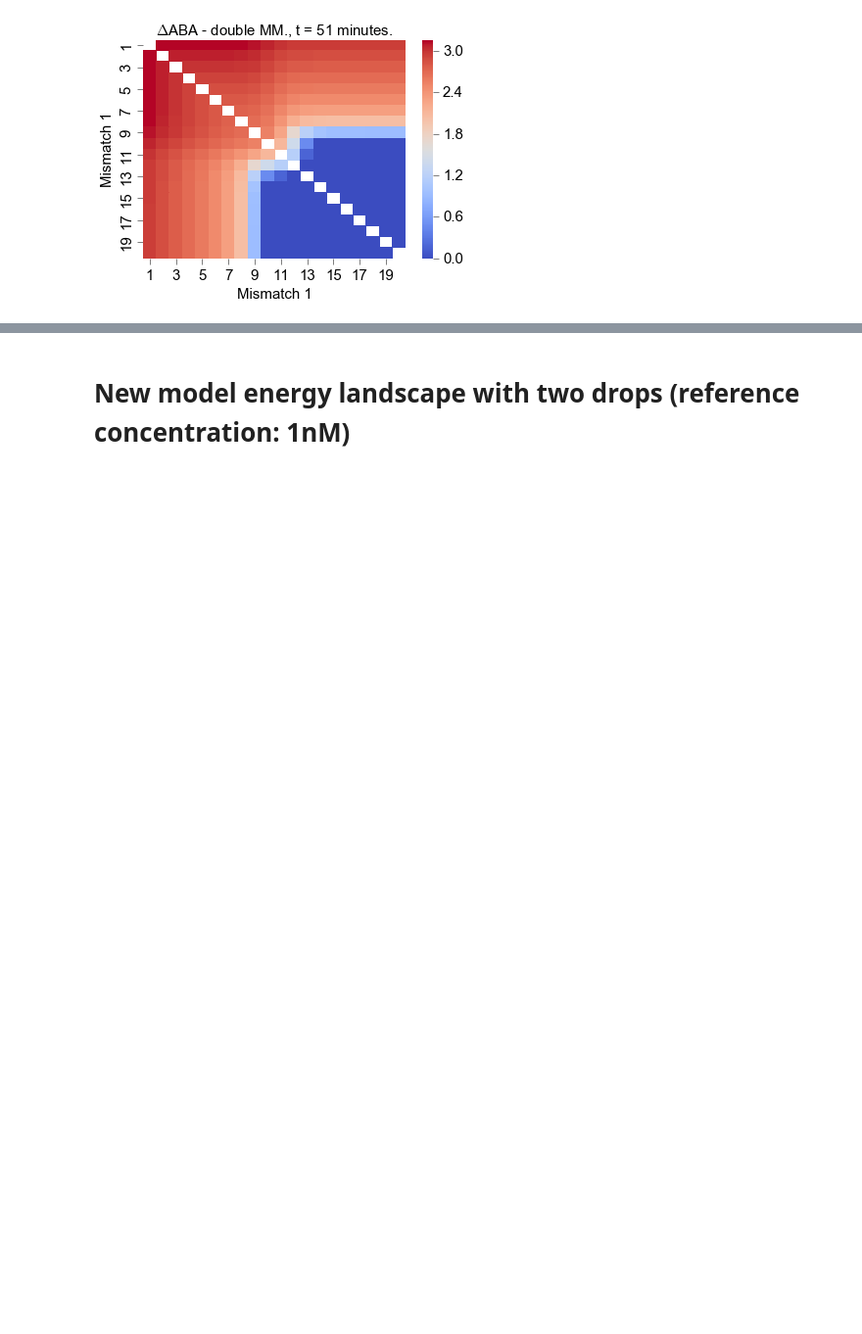
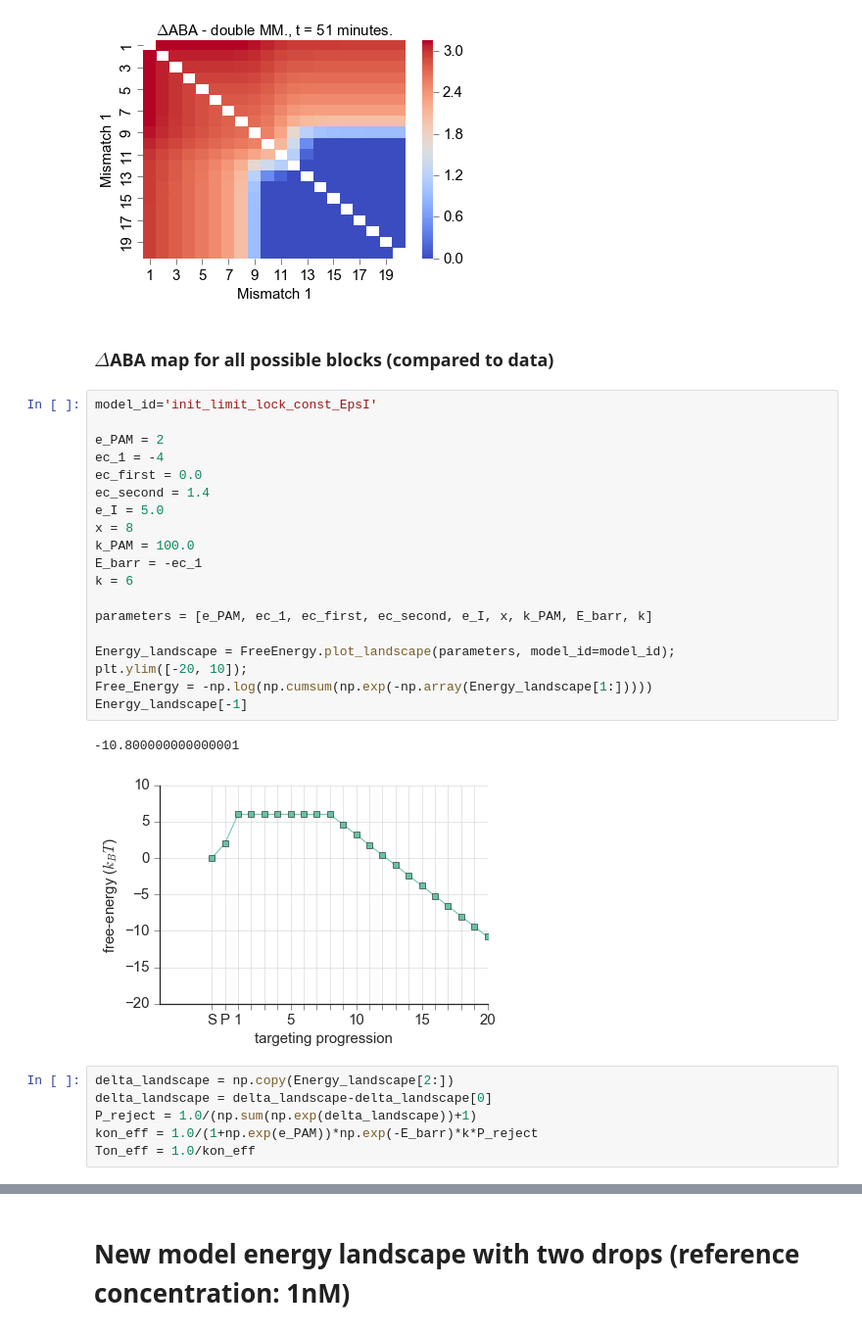
Before and after one commit to martin-depken/Energy-Landscape, a Jupyter notebook: code_ABA_Finkelsteinlab/ABA_toymodel.ipynb, the cells around one changed output, grey strips where cells are left out. Shown at 98% size. Drawn from its saved outputs; the diff is of its cells as text; blank space fills up the shorter version.

Commit message:
Updated with a new model.

```diff
--- a/code_ABA_Finkelsteinlab/ABA_toymodel.ipynb
+++ b/code_ABA_Finkelsteinlab/ABA_toymodel.ipynb
@@ -345,3 +346,33 @@ ax.set_xticklabels(map(lambda x: str(int(x)),ax.get_xticks()+1));
 ax.set_yticklabels(map(lambda x: str(int(x)),ax.get_yticks()+1));
 # %% [output]
 [figure]
+# %% [markdown]
+### $\Delta$ABA map for all possible blocks (compared to data)
+# %%
+model_id='init_limit_lock_const_EpsI'
+
+e_PAM = 2
+ec_1 = -4
+ec_first = 0.0
+ec_second = 1.4
+e_I = 5.0
+x = 8
+k_PAM = 100.0
+E_barr = -ec_1
+k = 6
+
+parameters = [e_PAM, ec_1, ec_first, ec_second, e_I, x, k_PAM, E_barr, k]
+
+Energy_landscape = FreeEnergy.plot_landscape(parameters, model_id=model_id);
+plt.ylim([-20, 10]);
+Free_Energy = -np.log(np.cumsum(np.exp(-np.array(Energy_landscape[1:]))))
+Energy_landscape[-1]
+# %% [output]
+-10.800000000000001
+[figure, added]
+# %%
+delta_landscape = np.copy(Energy_landscape[2:])
+delta_landscape = delta_landscape-delta_landscape[0]
+P_reject = 1.0/(np.sum(np.exp(delta_landscape))+1)
+kon_eff = 1.0/(1+np.exp(e_PAM))*np.exp(-E_barr)*k*P_reject
+Ton_eff = 1.0/kon_eff
```
Also changed, not shown: parts of 5 cells of this notebook.
